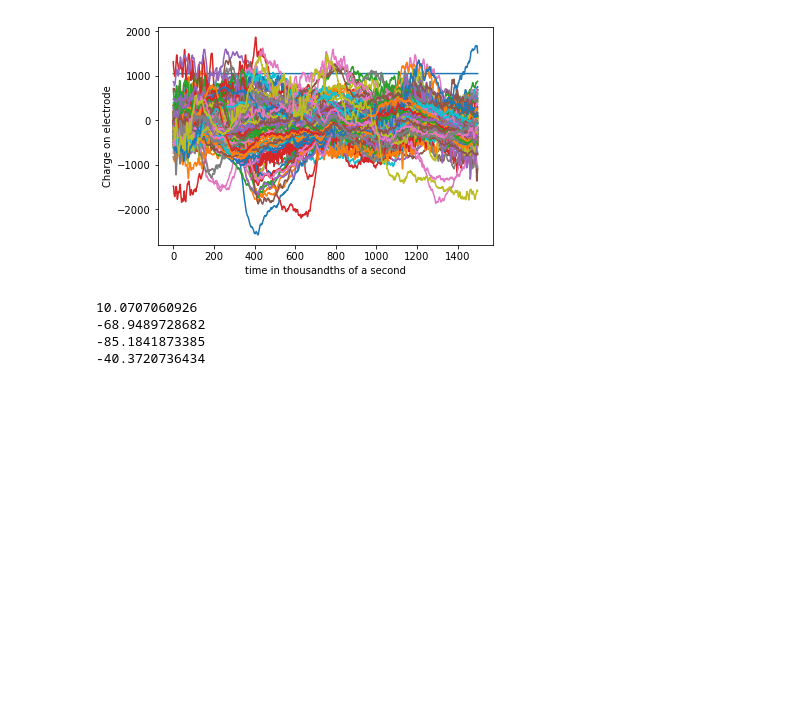
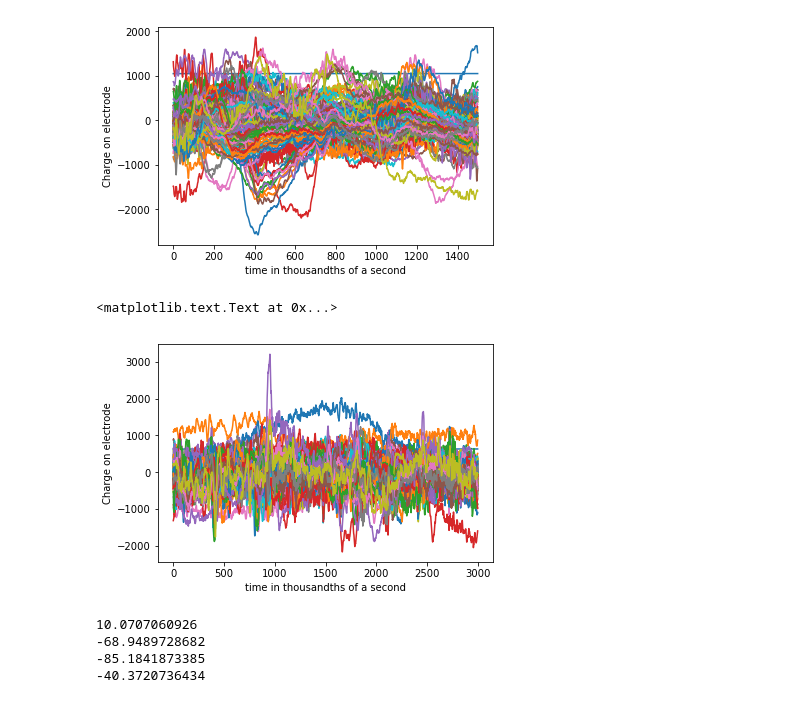
Before and after one commit to UW-Biol419-Wi2017/Monkey-Brains-updated1, a Jupyter notebook: Work on This.ipynb, the cells around one changed output. Drawn from its saved outputs; the diff is of its cells as text; code cells hidden in the pictures; blank space fills up the shorter version.

```diff
--- a/Work on This.ipynb
+++ b/Work on This.ipynb
@@ -98,3 +98,6 @@ last_seconds
 | 1498 | 1048.573 | -519 | -205 | -779 | -60 | -15 | -517 | 268 | 82 | 62 | ... | ... |
 | 1499 | 1048.574 | -531 | -206 | -762 | -51 | -15 | -517 | 251 | 97 | 58 | ... | ... |
 1500 rows × 129 columns
+# %%
+both_sides_of_sedation = pd.read_excel("C:\\Users\\cberg\\Documents\\finalprojectbiol419\\1.5secbeforeandaftersedation.xlsx")
+both_sides_of_sedation
@@ -130,6 +152,14 @@ plt.ylabel('Charge on electrode')
 # %% [output]
 <matplotlib.text.Text at 0x...>
 [figure]
+# %%
+plt.plot(both_sides_of_sedation)
+
+plt.xlabel('time in thousandths of a second')
+plt.ylabel('Charge on electrode')
+# %% [output]
+<matplotlib.text.Text at 0x...>
+[figure, added]
 # %%
 first_seconds.values
 
```
Also changed, not shown: parts of 12 cells of this notebook.
